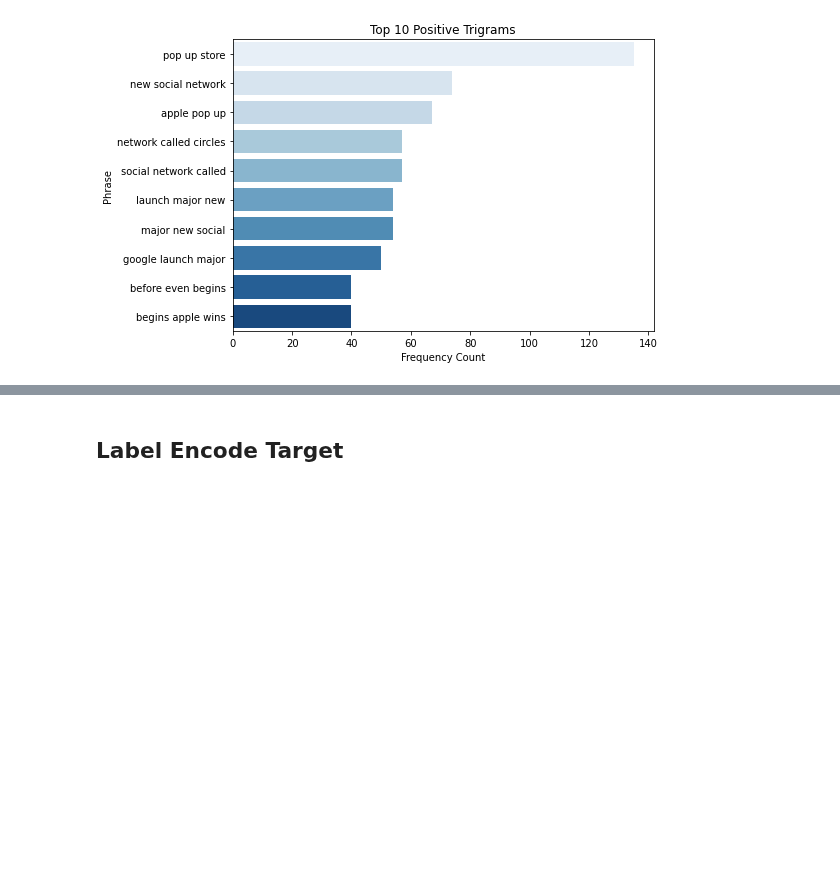
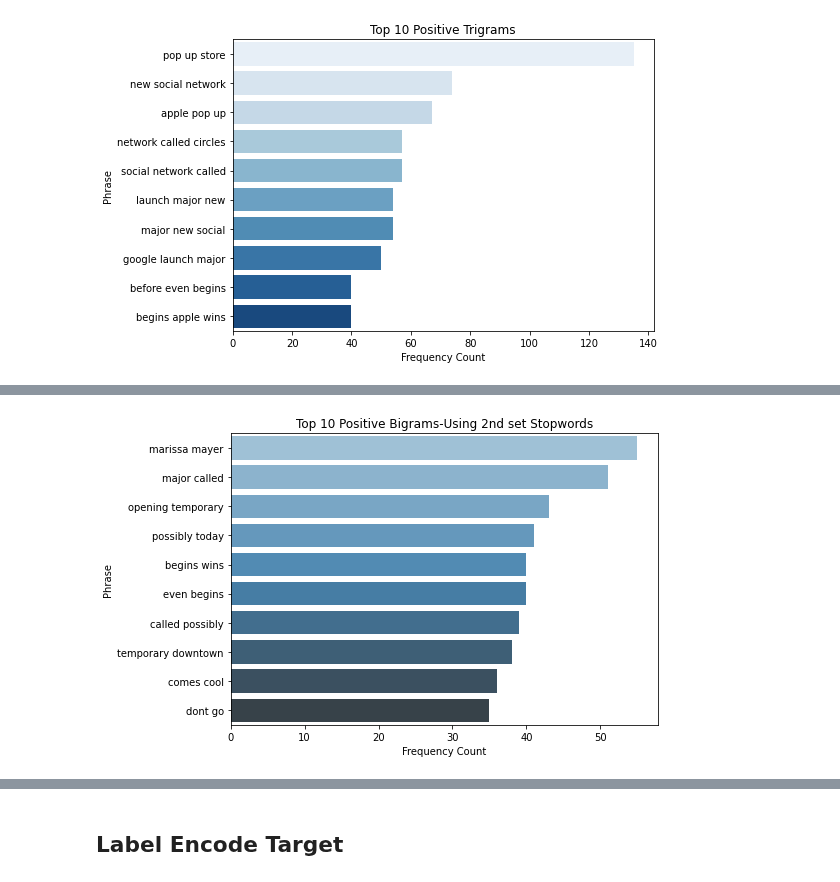
Before and after one commit to morgannash1/twitter_nlp_project, a Jupyter notebook: notebook.ipynb, the cells around one changed output, grey strips where cells are left out. Cells and saved outputs as stored; diff of their text form; code cells hidden in the pictures; blank space fills up the shorter version.

```diff
--- a/notebook.ipynb
+++ b/notebook.ipynb
@@ -584,0 +648,6 @@ When analyzing the top N-grams plots, we see that there is considerable overlap
+# %%
+#top positive bigrams using 2nd set of stopwords
+pos_bigrams_df2 = extract_top_ngrams(data, 'positive', 2, custom_stopwords2, 10)
+create_ngram_plot(pos_bigrams_df2, 'Top 10 Positive Bigrams-Using 2nd set Stopwords', 'Blues_d')
+# %% [output]
+[figure, added]
```
Also changed, not shown: parts of 32 cells of this notebook.
